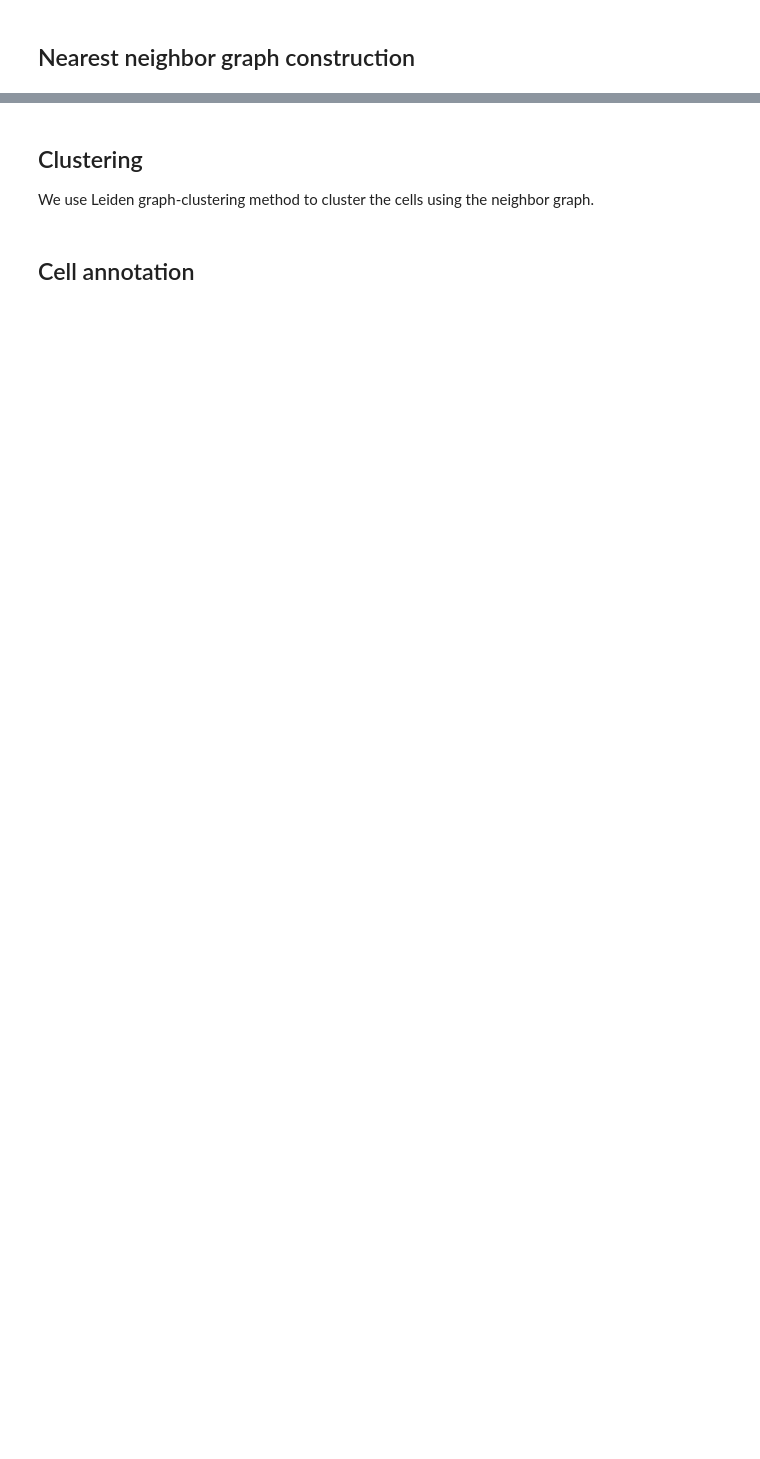
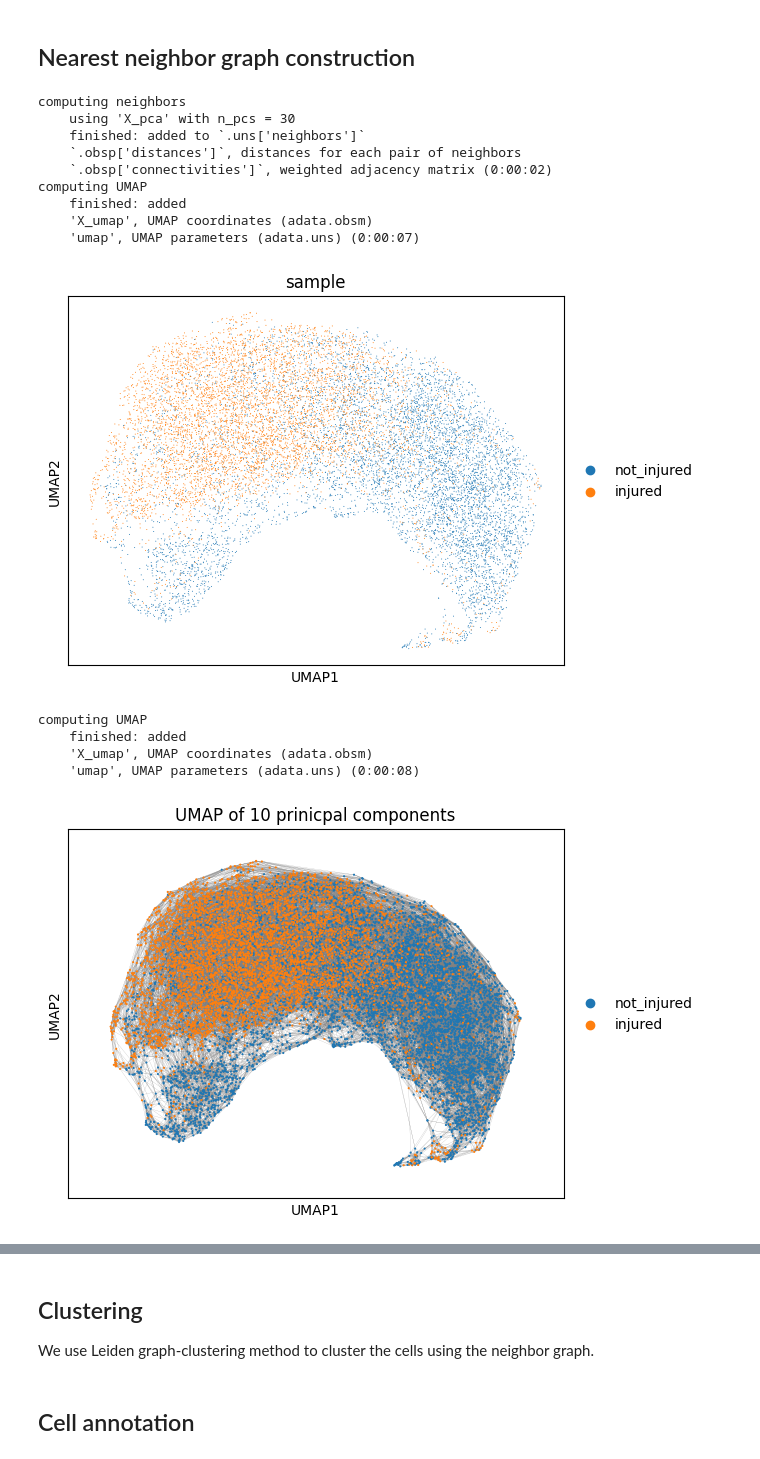
Before and after one commit to swarnalidasgupta/Stem-cell-function-and-disease-progression-in-muscular-dystrophy-using-injured-mouse-model, a Jupyter notebook: processing.ipynb, the cells around one changed output, grey strips where cells are left out. Drawn from its saved outputs; the diff is of its cells as text; code cells hidden in the pictures; blank space fills up the shorter version.

```diff
--- a/processing.ipynb
+++ b/processing.ipynb
@@ -206,2 +221,21 @@ sc.pl.pca(
 # %% [markdown]
 ## Nearest neighbor graph construction
+# %%
+## Use PCA to construct nearest neighbors graph
+sc.pp.neighbors(adata, n_neighbors = 10, n_pcs = 30)
+# %% [output]
+computing neighbors
+    using 'X_pca' with n_pcs = 30
+    finished: added to `.uns['neighbors']`
+    `.obsp['distances']`, distances for each pair of neighbors
+    `.obsp['connectivities']`, weighted adjacency matrix (0:00:02)
+computing UMAP
+    finished: added
+    'X_umap', UMAP coordinates (adata.obsm)
+    'umap', UMAP parameters (adata.uns) (0:00:07)
+[figure, added]
+computing UMAP
+    finished: added
+    'X_umap', UMAP coordinates (adata.obsm)
+    'umap', UMAP parameters (adata.uns) (0:00:08)
+[figure, added]
```
Also changed, not shown: parts of 14 cells of this notebook.
